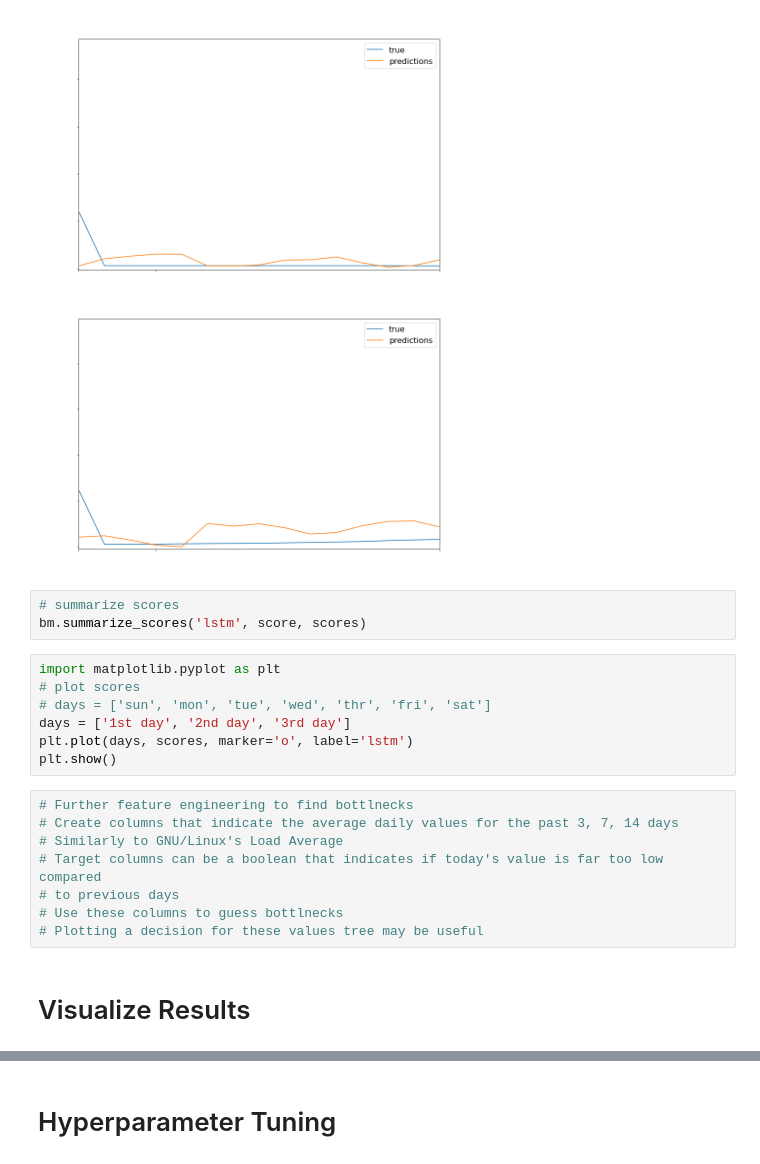
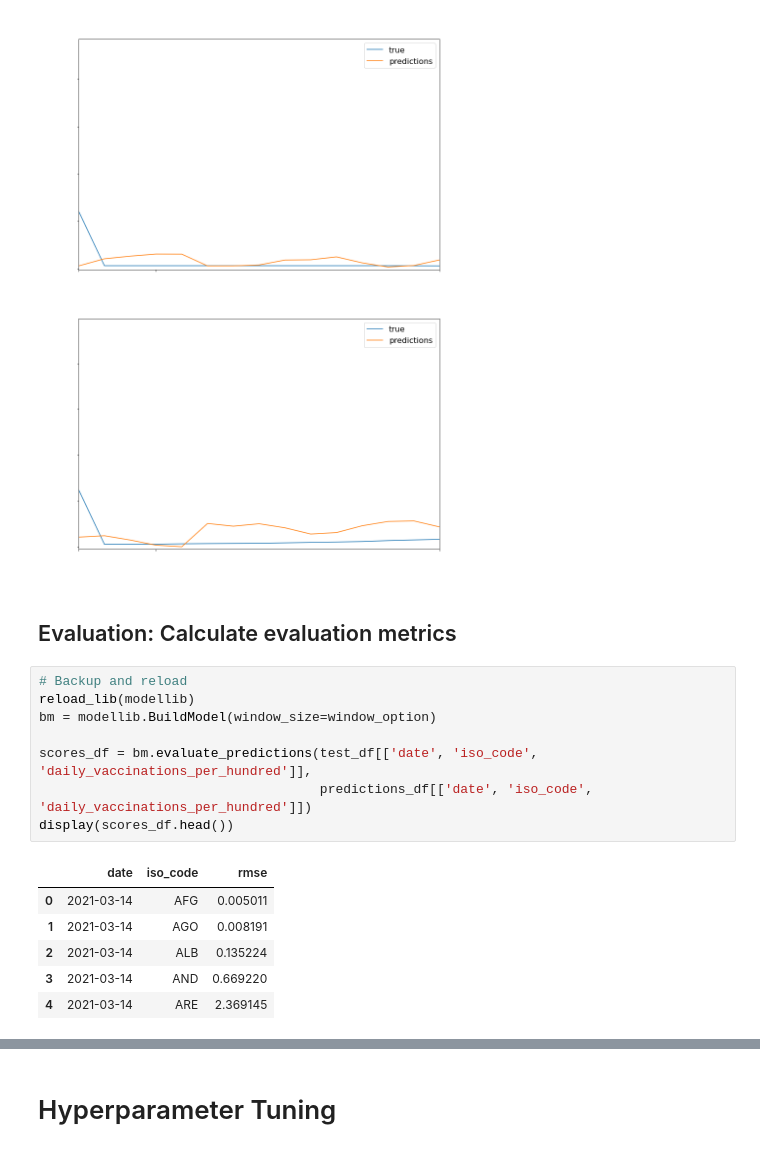
Before and after one commit to drkostas/covid19-vaccinations-predict, a Jupyter notebook: project.ipynb, the cells around one changed output, grey strips where cells are left out. Cells and saved outputs as stored; diff of their text form.

```diff
--- a/project.ipynb
+++ b/project.ipynb
@@ -848,23 +848,20 @@ plot_col = 'daily_vaccinations_per_hundred'
 vz.viz_evaluate_predictions_progress(test_df, predictions_df, plot_col=plot_col, top_n=top_n)
 # %% [output]
 [figure]
-# %%
-# summarize scores
-bm.summarize_scores('lstm', score, scores)
-# %%
-import matplotlib.pyplot as plt
-# plot scores
-# days = ['sun', 'mon', 'tue', 'wed', 'thr', 'fri', 'sat']
-days = ['1st day', '2nd day', '3rd day']
-plt.plot(days, scores, marker='o', label='lstm')
-plt.show()
-# %%
-# Further feature engineering to find bottlnecks
-# Create columns that indicate the average daily values for the past 3, 7, 14 days
-# Similarly to GNU/Linux's Load Average
-# Target columns can be a boolean that indicates if today's value is far too low compared
-# to previous days
-# Use these columns to guess bottlnecks
-# Plotting a decision for these values tree may be useful
-# %% [markdown]
-# Visualize Results
+# %% [markdown]
+## Evaluation: Calculate evaluation metrics
+# %%
+# Backup and reload
+reload_lib(modellib)
+bm = modellib.BuildModel(window_size=window_option)
+
+scores_df = bm.evaluate_predictions(test_df[['date', 'iso_code', 'daily_vaccinations_per_hundred']],
+                                    predictions_df[['date', 'iso_code', 'daily_vaccinations_per_hundred']])
+display(scores_df.head())
+# %% [output]
+|  | date | iso_code | rmse |
+| 0 | 2021-03-14 | AFG | 0.005011 |
+| 1 | 2021-03-14 | AGO | 0.008191 |
+| 2 | 2021-03-14 | ALB | 0.135224 |
+| 3 | 2021-03-14 | AND | 0.669220 |
+| 4 | 2021-03-14 | ARE | 2.369145 |
```
Also changed, not shown: parts of 3 cells of this notebook, 2 other files.
